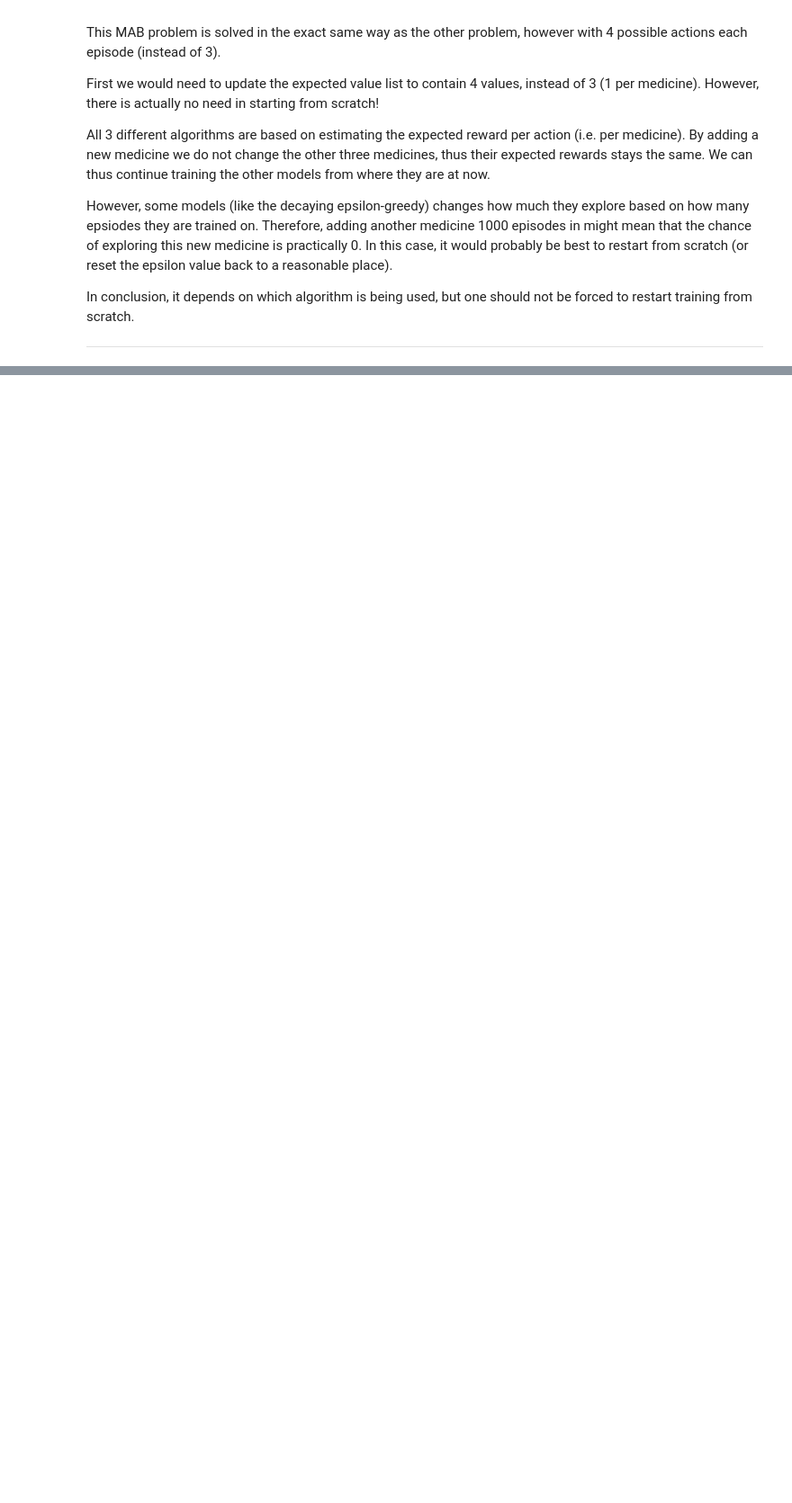
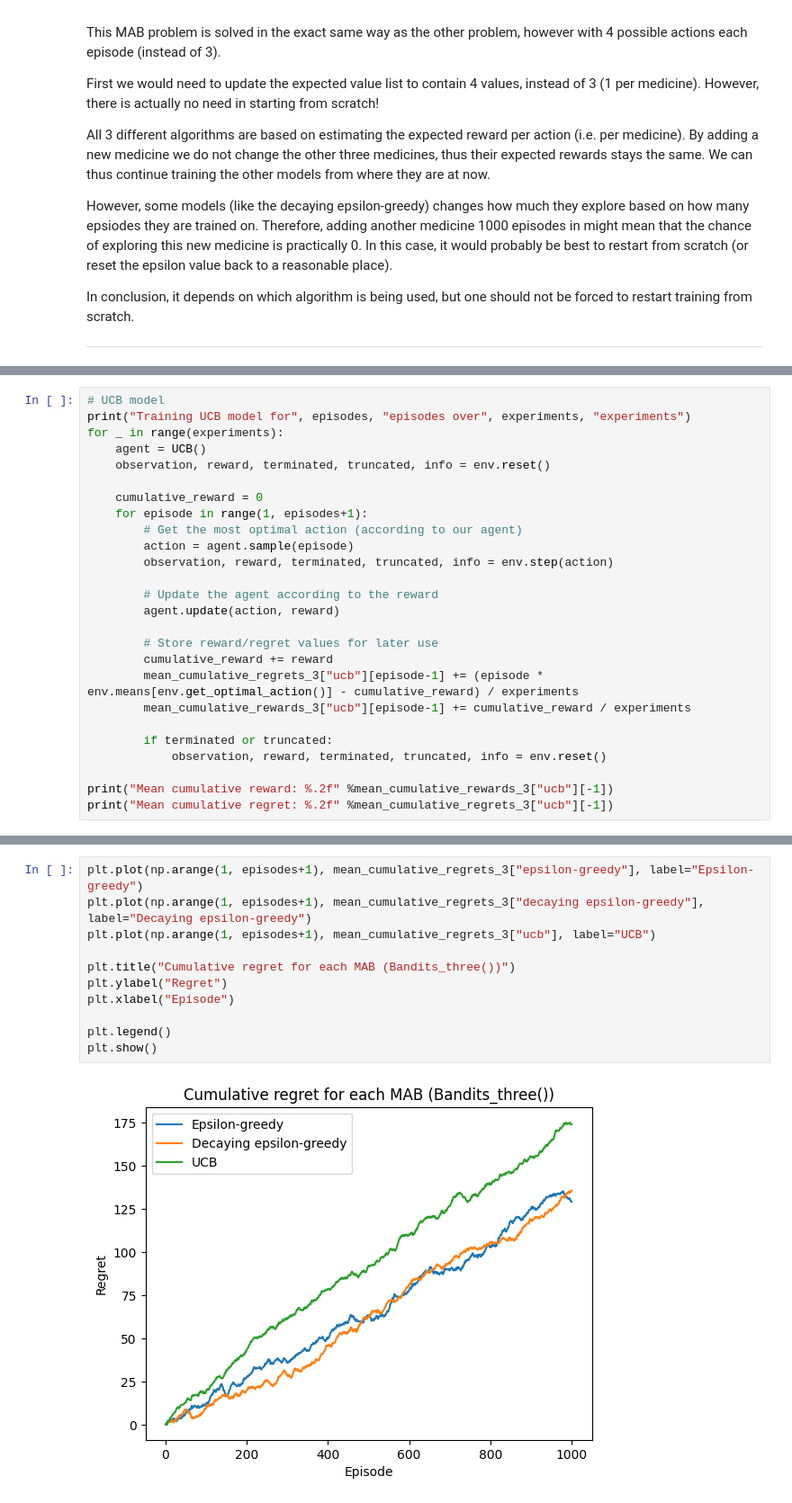
Before and after one commit to RunarFosse/INF368A-Problems, a Jupyter notebook: Problem 1/Report.ipynb, the cells around one changed output, grey strips where cells are left out. Shown: that part at 90% size. Drawn from its saved outputs; the diff is of its cells as text; blank space fills up the shorter version.

```diff
--- a/Problem 1/Report.ipynb
+++ b/Problem 1/Report.ipynb
@@ -293,0 +377,26 @@ In conclusion, it depends on which algorithm is being used, but one should not b
+# %%
+# UCB model
+print("Training UCB model for", episodes, "episodes over", experiments, "experiments")
+for _ in range(experiments):
+    agent = UCB()
+    observation, reward, terminated, truncated, info = env.reset()
+
+    cumulative_reward = 0
+    for episode in range(1, episodes+1):
+        # Get the most optimal action (according to our agent)
+        action = agent.sample(episode)
+        observation, reward, terminated, truncated, info = env.step(action)
+
+        # Update the agent according to the reward
+        agent.update(action, reward)
+
+        # Store reward/regret values for later use
+        cumulative_reward += reward
+        mean_cumulative_regrets_3["ucb"][episode-1] += (episode * env.means[env.get_optimal_action()] - cumulative_reward) / experiments
+        mean_cumulative_rewards_3["ucb"][episode-1] += cumulative_reward / experiments
+
+        if terminated or truncated:
+            observation, reward, terminated, truncated, info = env.reset()
+
+print("Mean cumulative reward: %.2f" %mean_cumulative_rewards_3["ucb"][-1])
+print("Mean cumulative regret: %.2f" %mean_cumulative_regrets_3["ucb"][-1])
@@ -293,0 +407,13 @@ In conclusion, it depends on which algorithm is being used, but one should not b
+# %%
+plt.plot(np.arange(1, episodes+1), mean_cumulative_regrets_3["epsilon-greedy"], label="Epsilon-greedy")
+plt.plot(np.arange(1, episodes+1), mean_cumulative_regrets_3["decaying epsilon-greedy"], label="Decaying epsilon-greedy")
+plt.plot(np.arange(1, episodes+1), mean_cumulative_regrets_3["ucb"], label="UCB")
+
+plt.title("Cumulative regret for each MAB (Bandits_three())")
+plt.ylabel("Regret")
+plt.xlabel("Episode")
+
+plt.legend()
+plt.show()
+# %% [output]
+[figure, added]
```
Also changed, not shown: parts of 17 cells of this notebook.
